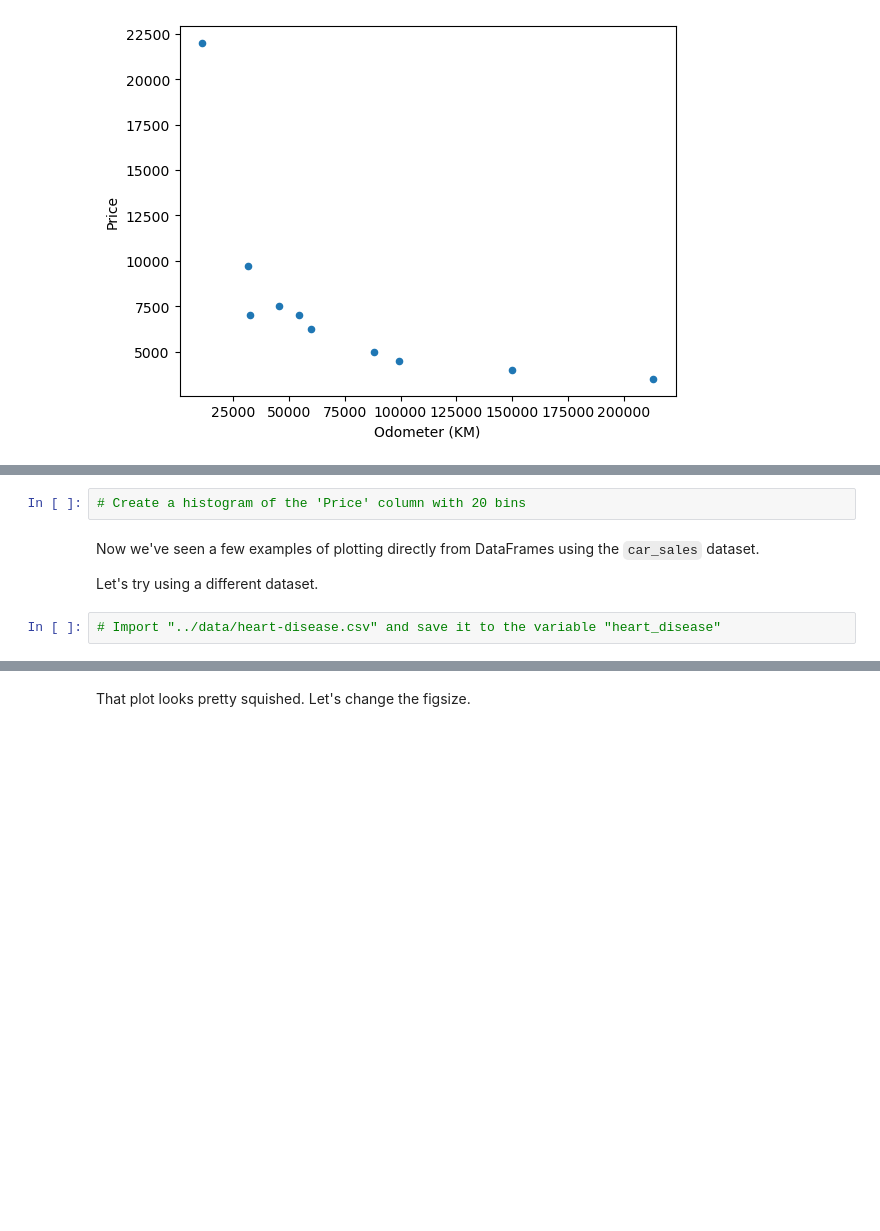
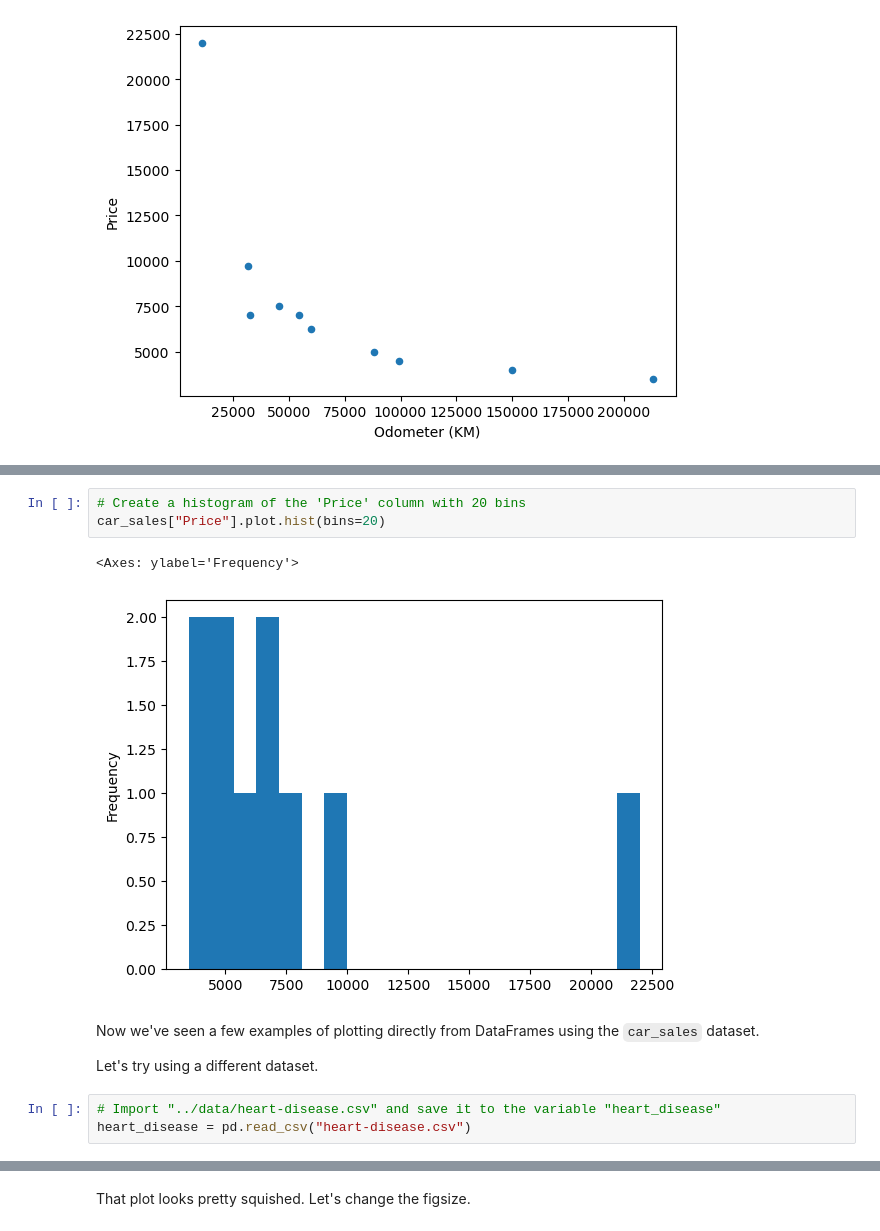
Before and after one commit to tejasharal33/Udemy, a Jupyter notebook: Codes_Practice/Matplotlib/matplotlib-exercises.ipynb, the cells around one changed output, grey strips where cells are left out. Saved outputs shown, nothing was run; the diff lists cells and outputs as text; blank space fills up the shorter version.

```diff
--- a/Codes_Practice/Matplotlib/matplotlib-exercises.ipynb
+++ b/Codes_Practice/Matplotlib/matplotlib-exercises.ipynb
@@ -315,10 +323,15 @@ df.plot(kind="bar");
 # %%
 # Create a histogram of the 'Price' column with 20 bins
+car_sales["Price"].plot.hist(bins=20)
+# %% [output]
+<Axes: ylabel='Frequency'>
+[figure, added]
 # %% [markdown]
 Now we've seen a few examples of plotting directly from DataFrames using the `car_sales` dataset.
 
 Let's try using a different dataset.
 # %%
 # Import "../data/heart-disease.csv" and save it to the variable "heart_disease"
+heart_disease = pd.read_csv("heart-disease.csv")
 # %%
 # View the first 10 rows of the heart_disease DataFrame
```
Also changed, not shown: parts of 17 cells of this notebook, 1 other file.
